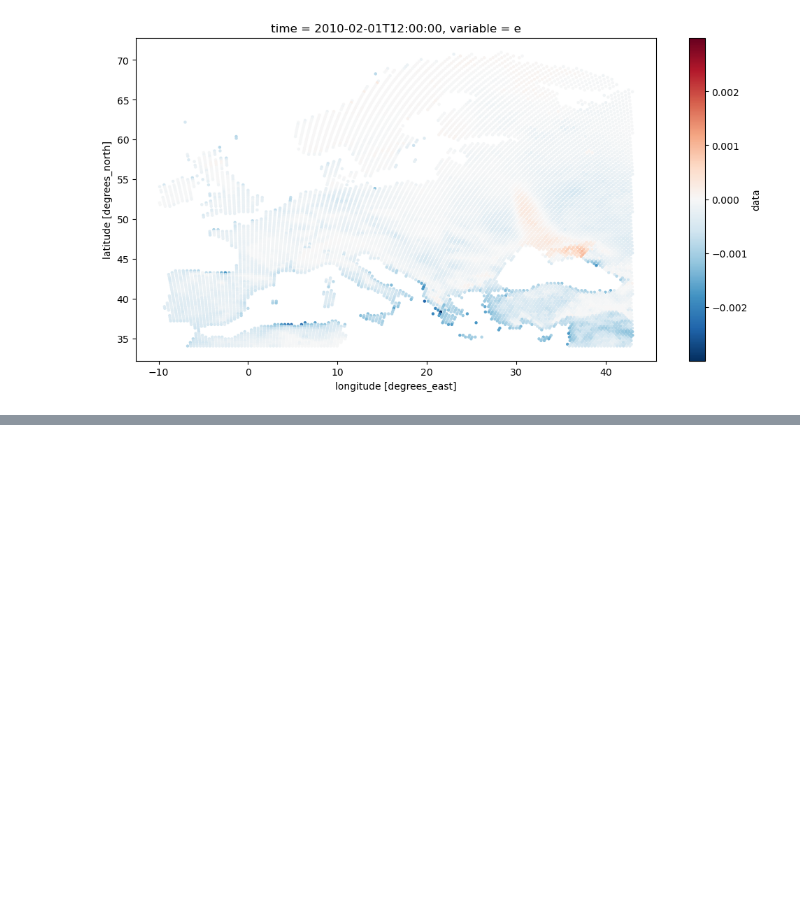
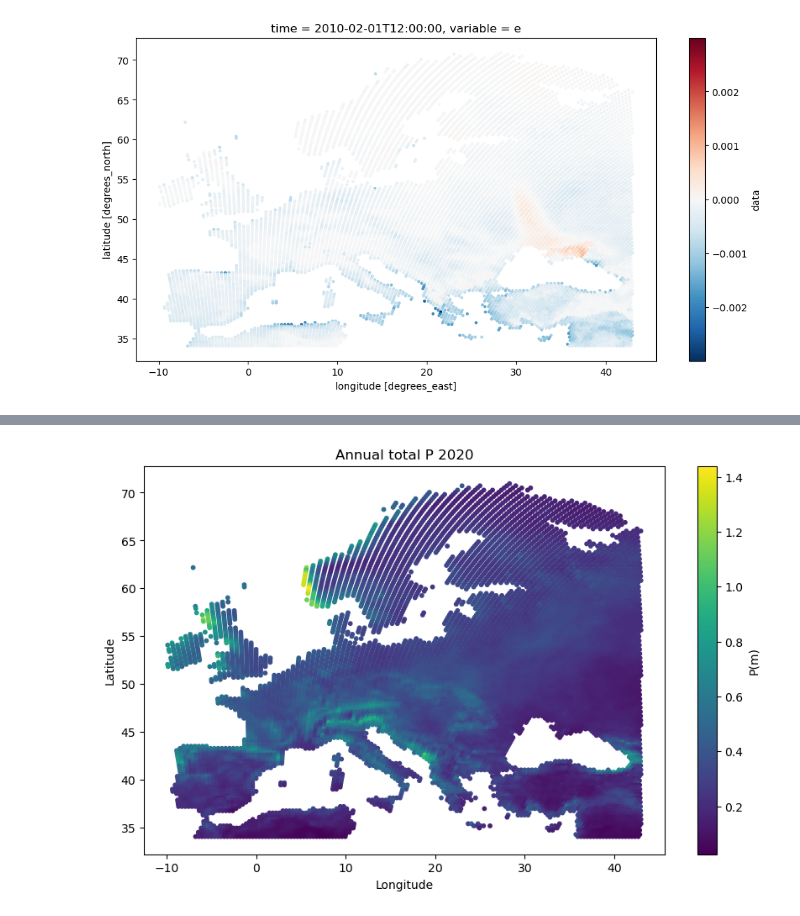
Before and after one commit to ECMWFCode4Earth/ML-BEES, a Jupyter notebook: ML-BEES-eval/physical_consistency.ipynb, the cells around one changed output, grey strips where cells are left out. Cells and saved outputs as stored; diff of their text form; code cells hidden in the pictures; blank space fills up the shorter version.

```diff
--- a/ML-BEES-eval/physical_consistency.ipynb
+++ b/ML-BEES-eval/physical_consistency.ipynb
@@ -359,7 +312,7 @@ eval_ds_runoff=eval_ds_sro+eval_ds_ssro
 # p unit transfer
 
 train_ds_p = train_ds.data.sel(variable="met_rainf",time=slice(start_date, end_date))
-train_ds_p_year = train_ds_p.sum(dim='time').values*1000 # in mm
+train_ds_p_acc = train_ds_p.sum(dim='time') # in m
 # daily sum?
 # %%
 # total water storage in 3 soil layers
@@ -384,0 +358,17 @@ train_ds_e.sum(dim='time').values*1000
+# %%
+# visualize the output
+
+lat = train_ds_p_acc['lat'].values
+lon = train_ds_p_acc['lon'].values
+values = train_ds_p_acc.variable.values*10
+
+# Create the plot
+plt.figure(figsize=(10, 6))
+plt.scatter(lon, lat, c=values, cmap='viridis', s=10)
+plt.colorbar(label='P(m)')
+plt.xlabel('Longitude')
+plt.ylabel('Latitude')
+plt.title('Annual total P 2020')
+plt.show()
+# %% [output]
+[figure, added]
```
Also changed, not shown: parts of 17 cells of this notebook.
